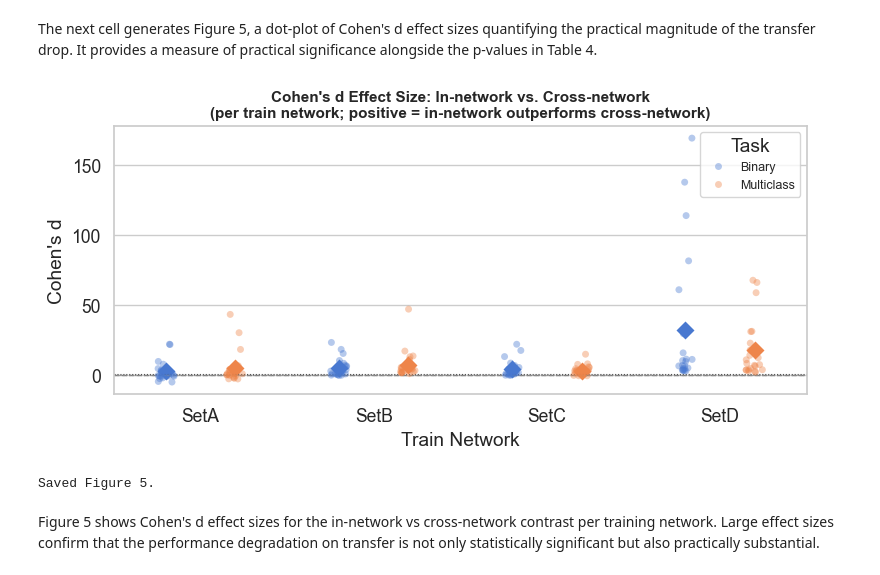
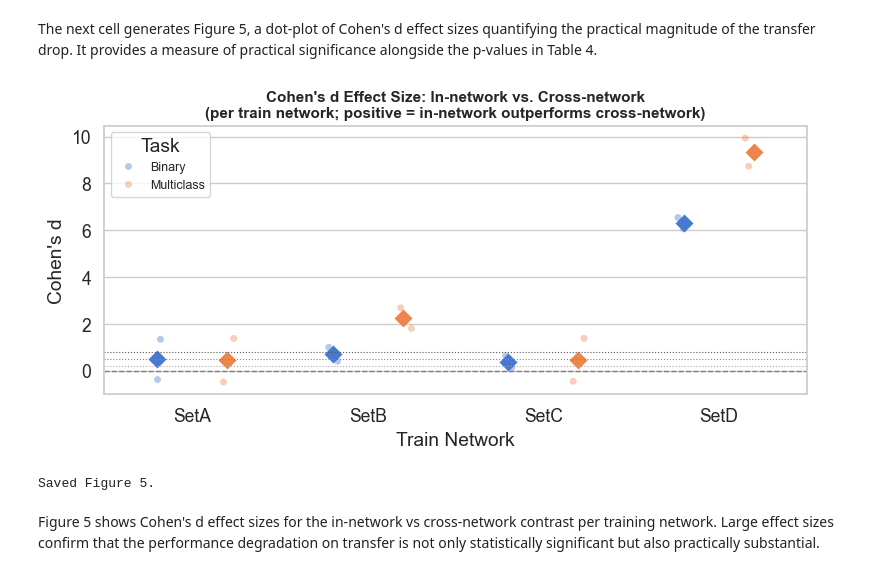
Before and after one commit to koumajos/ddos-results-analysis, a Jupyter notebook: Q3/Q3_analysis.ipynb, the cells around one changed output. Drawn from its saved outputs; the diff is of its cells as text; code cells hidden in the pictures.

Commit message:
Finalize analysis for Q3

```diff
--- a/Q3/Q3_analysis.ipynb
+++ b/Q3/Q3_analysis.ipynb
@@ -49,6 +51,37 @@ ALL_MODELS = ['gru', 'knn', 'lightgbm', 'logistic-regression', 'lstm',
 
 # Colour palette for in-network vs cross-network
 EVAL_PALETTE = {'In-network': '#4CAF50', 'Cross-network': '#FF5722'}
+
+# ── Excluded transfers ──────────────────────────────────────────────────────
+# SetA and SetC are the SAME physical network captured at different time periods.
+# Cross-network transfer between them (SetA->SetC and SetC->SetA) is therefore not
+# a genuine cross-network generalisation test and is excluded from every
+# cross-network aggregate, statistical test, and matrix cell in this analysis.
+EXCLUDED_PAIRS = {('SetA', 'SetC'), ('SetC', 'SetA')}
+
+
+def drop_excluded_pairs(df, train_col='train_set', test_col='test_set'):
+    """Return `df` without the same-network/different-time transfers (SetA<->SetC)."""
+    keep = ~df.apply(lambda r: (r[train_col], r[test_col]) in EXCLUDED_PAIRS, axis=1)
+    return df[keep].copy()
+
+
+def mark_excluded_cells(ax, row_order, col_order, style='seaborn',
+                        color='#d9d9d9', text='excl.'):
+    """Overlay a grey patch + italic label on excluded (train, test) heatmap cells.
+
+    style='seaborn' -> cell (i, j) spans [j, j+1] x [i, i+1] (sns.heatmap).
+    style='imshow'  -> cell centred at (j, i) (ax.imshow).
+    """
+    for tr, te in EXCLUDED_PAIRS:
+        if tr in row_order and te in col_order:
+            i, j = row_order.index(tr), col_order.index(te)
+            x0, y0 = (j, i) if style == 'seaborn' else (j - 0.5, i - 0.5)
+            cx, cy = (j + 0.5, i + 0.5) if style == 'seaborn' else (j, i)
+            ax.add_patch(plt.Rectangle((x0, y0), 1, 1, fill=True,
+                                       color=color, lw=0, zorder=3))
+            ax.text(cx, cy, text, ha='center', va='center',
+                    fontsize=9, fontstyle='italic', color='#555', zorder=4)
 # %% [markdown]
 All required libraries are imported and the global visual theme is configured. Output directories for figures and tables are created. The analysis environment is ready.
 # %% [markdown]
@@ -74,6 +107,9 @@ long['eval_type'] = np.where(
     long['train_set'] == long['test_set'], 'In-network', 'Cross-network'
 )
 
+# Exclude same-network/different-time transfers (SetA<->SetC) from all views
+long = drop_excluded_pairs(long)
+
 # Separate views
 inset  = long[long['eval_type'] == 'In-network'].copy()
 cross  = long[long['eval_type'] == 'Cross-network'].copy()
@@ -600,33 +652,33 @@ Figure 4 displays a grouped bar chart with in-network and cross-network mean F1
 The next cell generates Figure 5, a dot-plot of Cohen's d effect sizes quantifying the practical magnitude of the transfer drop. It provides a measure of practical significance alongside the p-values in Table 4.
 # %%
 # ── Figure 5: Cohen's d effect size of transfer drop per train network ─────────
-eff_data = stat_df.groupby(['train_set', 'task'])['cohens_d'].mean().reset_index()
+eff_plot = stat_df.drop_duplicates(['train_set', 'task', 'split']).copy()
+eff_data = eff_plot.groupby(['train_set', 'task'])['cohens_d'].mean().reset_index()
 
 fig, ax = plt.subplots(figsize=(8, 4))
-sns.stripplot(data=stat_df, x='train_set', y='cohens_d', hue='task',
+sns.stripplot(data=eff_plot, x='train_set', y='cohens_d', hue='task',
               order=NETWORKS, dodge=True, jitter=True, alpha=0.4, ax=ax, size=5)
 sns.pointplot(data=eff_data, x='train_set', y='cohens_d', hue='task',
               order=NETWORKS, dodge=0.4, markers='D',
               errorbar=None, ax=ax, linestyles='')
 ax.axhline(0,   color='gray',  linestyle='--', linewidth=1)
 ax.axhline(0.2, color='#aaa',  linestyle=':', linewidth=0.8, label='Small (0.2)')
 ax.axhline(0.5, color='#888',  linestyle=':', linewidth=0.8, label='Medium (0.5)')
 ax.axhline(0.8, color='#555',  linestyle=':', linewidth=0.8, label='Large (0.8)')
 ax.set_title("Cohen's d Effect Size: In-network vs. Cross-network\n"
              "(per train network; positive = in-network outperforms cross-network)",
              fontsize=11, fontweight='bold')
 ax.set_xlabel('Train Network')
 ax.set_ylabel("Cohen's d")
-# Consolidate legend
 handles, labels = ax.get_legend_handles_labels()
 ax.legend(handles[:2], labels[:2], title='Task', fontsize=9)
 plt.tight_layout()
 plt.savefig(FIG_DIR / 'fig5_cohens_d_transfer.pdf', bbox_inches='tight', dpi=150)
 plt.savefig(FIG_DIR / 'fig5_cohens_d_transfer.png', bbox_inches='tight', dpi=150)
 plt.show()
 print("Saved Figure 5.")
 # %% [output]
-[figure, old version]
+[figure, new version]
 Saved Figure 5.
 # %% [markdown]
 Figure 5 shows Cohen's d effect sizes for the in-network vs cross-network contrast per training network. Large effect sizes confirm that the performance degradation on transfer is not only statistically significant but also practically substantial.
```
Also changed, not shown: parts of 26 cells of this notebook, 49 other files.
